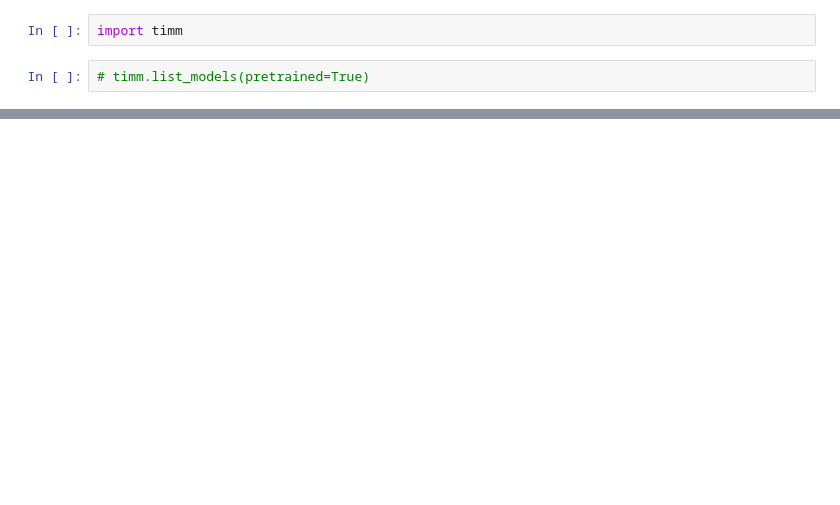
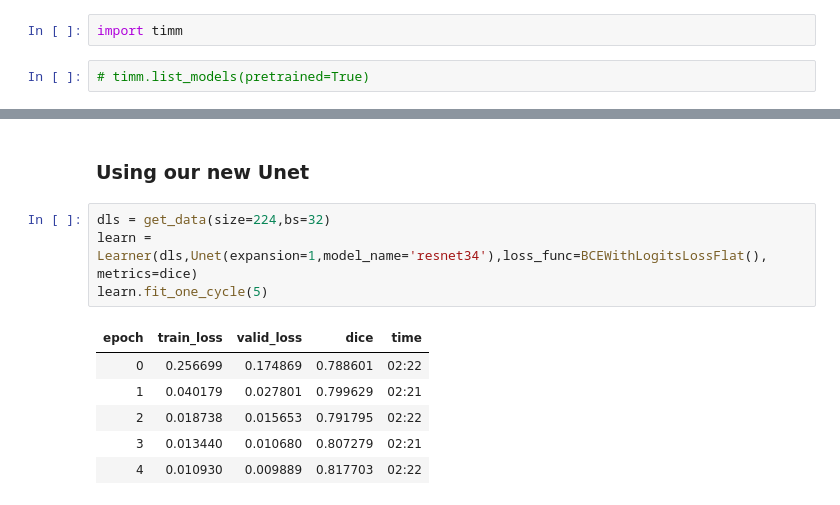
Before and after one commit to jarvislabsai/siim-acr, a Jupyter notebook: 2- Simple End 2 End.ipynb, the cells around one changed output, grey strips where cells are left out. Drawn from its saved outputs; the diff is of its cells as text; blank space fills up the shorter version.

```diff
--- a/2- Simple End 2 End.ipynb
+++ b/2- Simple End 2 End.ipynb
@@ -157,0 +106,13 @@ class UnetResNext50(Module):
+# %% [markdown]
+### Using our new Unet
+# %%
+dls = get_data(size=224,bs=32)
+learn = Learner(dls,Unet(expansion=1,model_name='resnet34'),loss_func=BCEWithLogitsLossFlat(), metrics=dice)
+learn.fit_one_cycle(5)
+# %% [output]
+| epoch | train_loss | valid_loss | dice | time |
+| 0 | 0.256699 | 0.174869 | 0.788601 | 02:22 |
+| 1 | 0.040179 | 0.027801 | 0.799629 | 02:21 |
+| 2 | 0.018738 | 0.015653 | 0.791795 | 02:22 |
+| 3 | 0.013440 | 0.010680 | 0.807279 | 02:21 |
+| 4 | 0.010930 | 0.009889 | 0.817703 | 02:22 |
```
Also changed, not shown: parts of 24 cells of this notebook.
